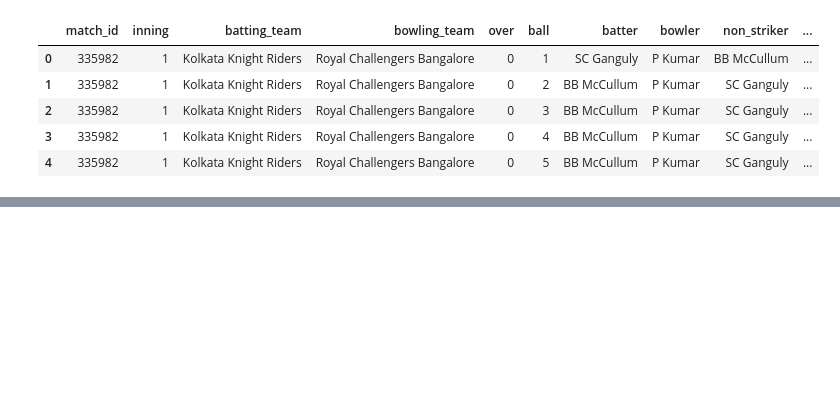
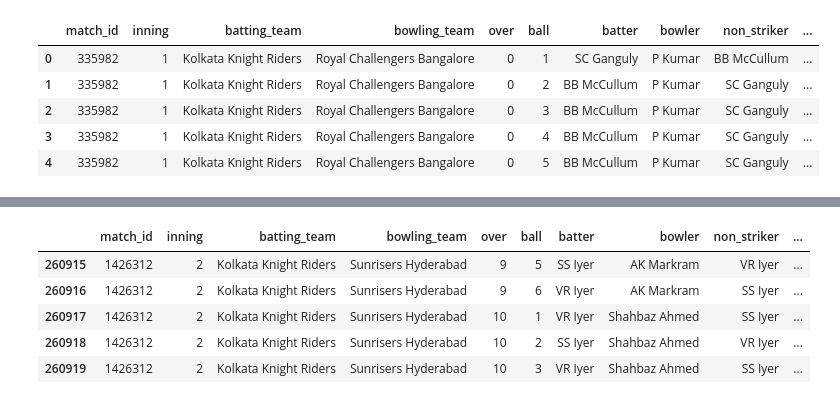
Before and after one commit to SOURAVSHEEL/ipl-prediction-project, a Jupyter notebook: notebooks/data_cleaning.ipynb, the cells around one changed output, grey strips where cells are left out. Drawn from its saved outputs; the diff is of its cells as text; code cells hidden in the pictures; blank space fills up the shorter version.

```diff
--- a/notebooks/data_cleaning.ipynb
+++ b/notebooks/data_cleaning.ipynb
@@ -370,0 +405,9 @@ matches_data.drop(['umpire1', 'umpire2'], axis=1, inplace=True)
+# %%
+deliveries_data.tail()
+# %% [output]
+|  | match_id | inning | batting_team | bowling_team | over | ball | batter | bowler | non_striker | ... |
+| 260915 | 1426312 | 2 | Kolkata Knight Riders | Sunrisers Hyderabad | 9 | 5 | SS Iyer | AK Markram | VR Iyer | ... |
+| 260916 | 1426312 | 2 | Kolkata Knight Riders | Sunrisers Hyderabad | 9 | 6 | VR Iyer | AK Markram | SS Iyer | ... |
+| 260917 | 1426312 | 2 | Kolkata Knight Riders | Sunrisers Hyderabad | 10 | 1 | VR Iyer | Shahbaz Ahmed | SS Iyer | ... |
+| 260918 | 1426312 | 2 | Kolkata Knight Riders | Sunrisers Hyderabad | 10 | 2 | SS Iyer | Shahbaz Ahmed | VR Iyer | ... |
+| 260919 | 1426312 | 2 | Kolkata Knight Riders | Sunrisers Hyderabad | 10 | 3 | VR Iyer | Shahbaz Ahmed | SS Iyer | ... |
```
Also changed, not shown: parts of 5 cells of this notebook.
